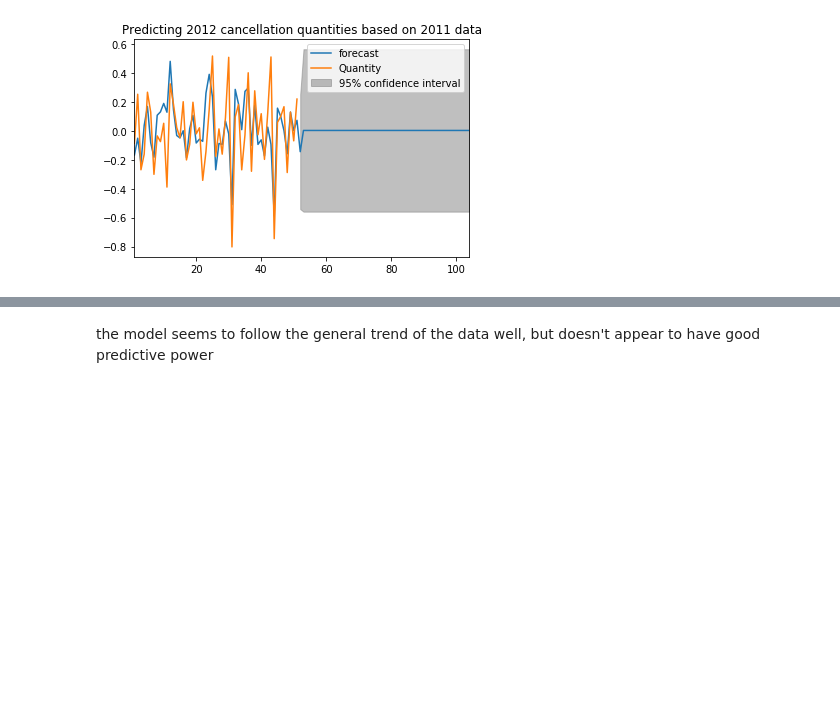
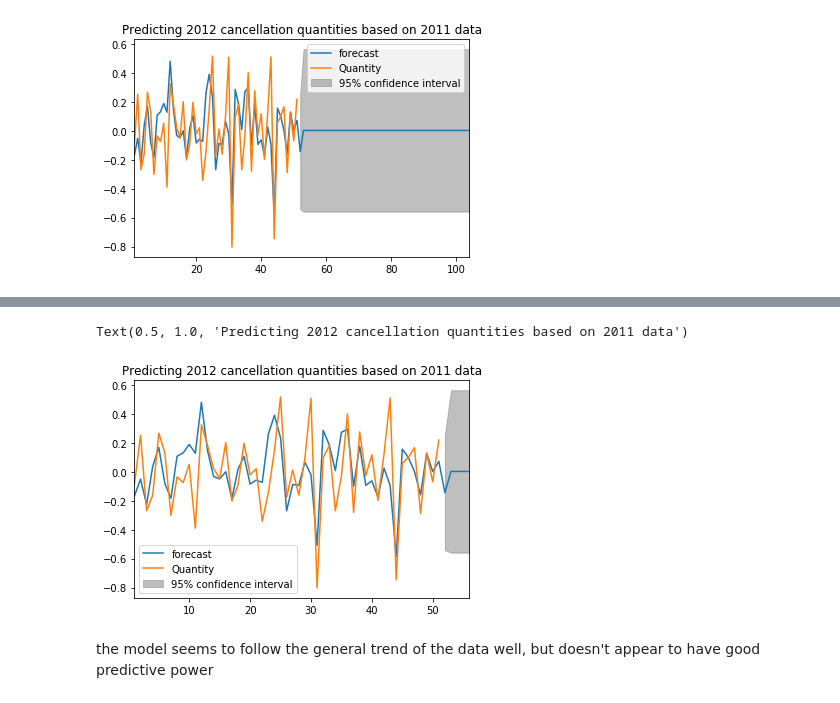
Before and after one commit to bhan-ds/Springboard-other-projects, a Jupyter notebook: capstone-2/Capstone 2.ipynb, the cells around one changed output, grey strips where cells are left out. Drawn from its saved outputs; the diff is of its cells as text; code cells hidden in the pictures; blank space fills up the shorter version.

```diff
--- a/capstone-2/Capstone 2.ipynb
+++ b/capstone-2/Capstone 2.ipynb
@@ -1352,3 +1359,10 @@ Text(0.5, 1.0, 'Predicting 2012 cancellation quantities based on 2011 data')
+# %%
+##using 56, as we have 52 weeks of data and I want to predict the next 4 weeks
+results.plot_predict(1,56)
+plt.title('Predicting 2012 cancellation quantities based on 2011 data')
+# %% [output]
+Text(0.5, 1.0, 'Predicting 2012 cancellation quantities based on 2011 data')
+[figure, added]
 # %% [markdown]
 the model seems to follow the general trend of the data well, but doesn't appear to have good predictive power
 # %% [markdown]
```
Also changed, not shown: parts of 31 cells of this notebook.
